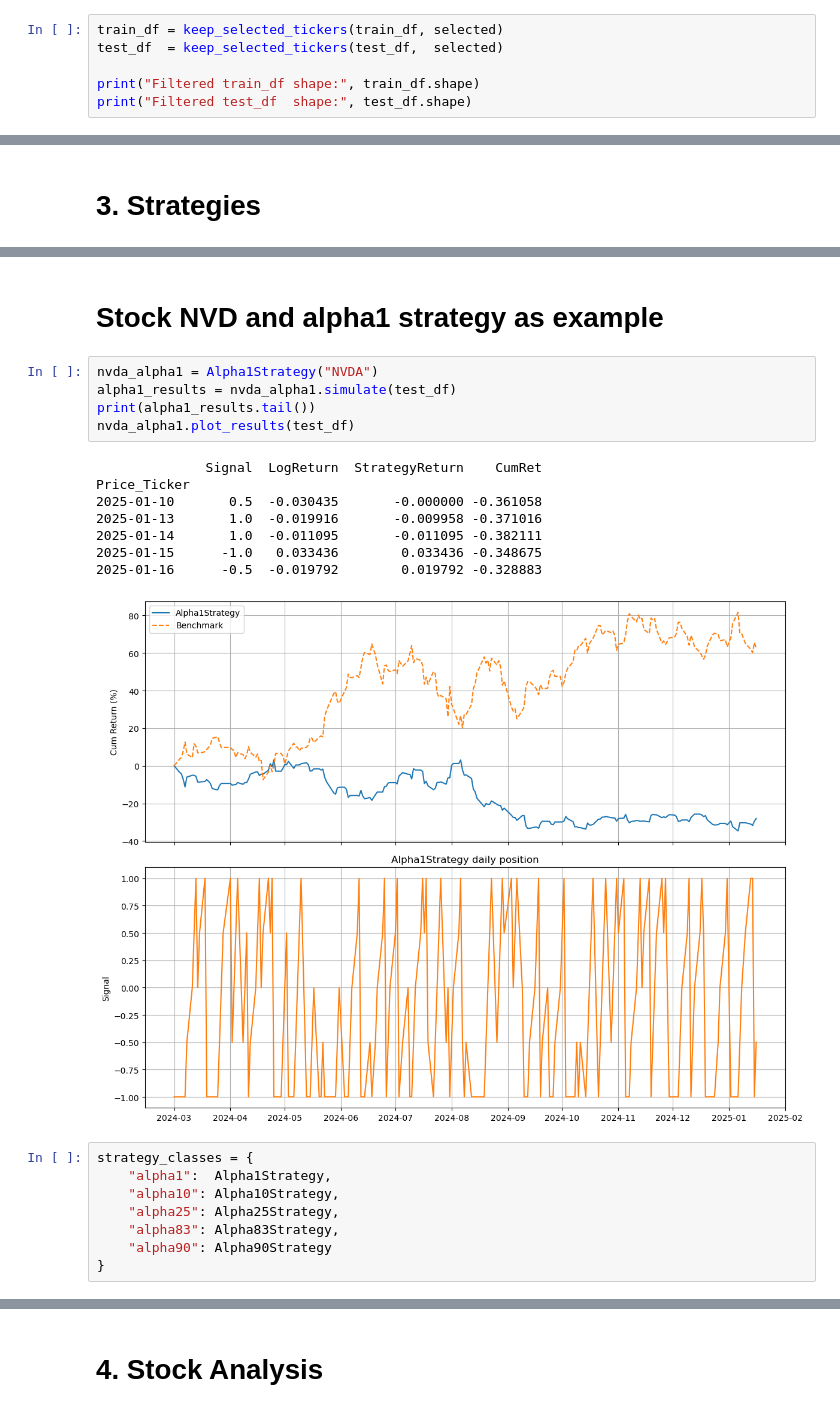
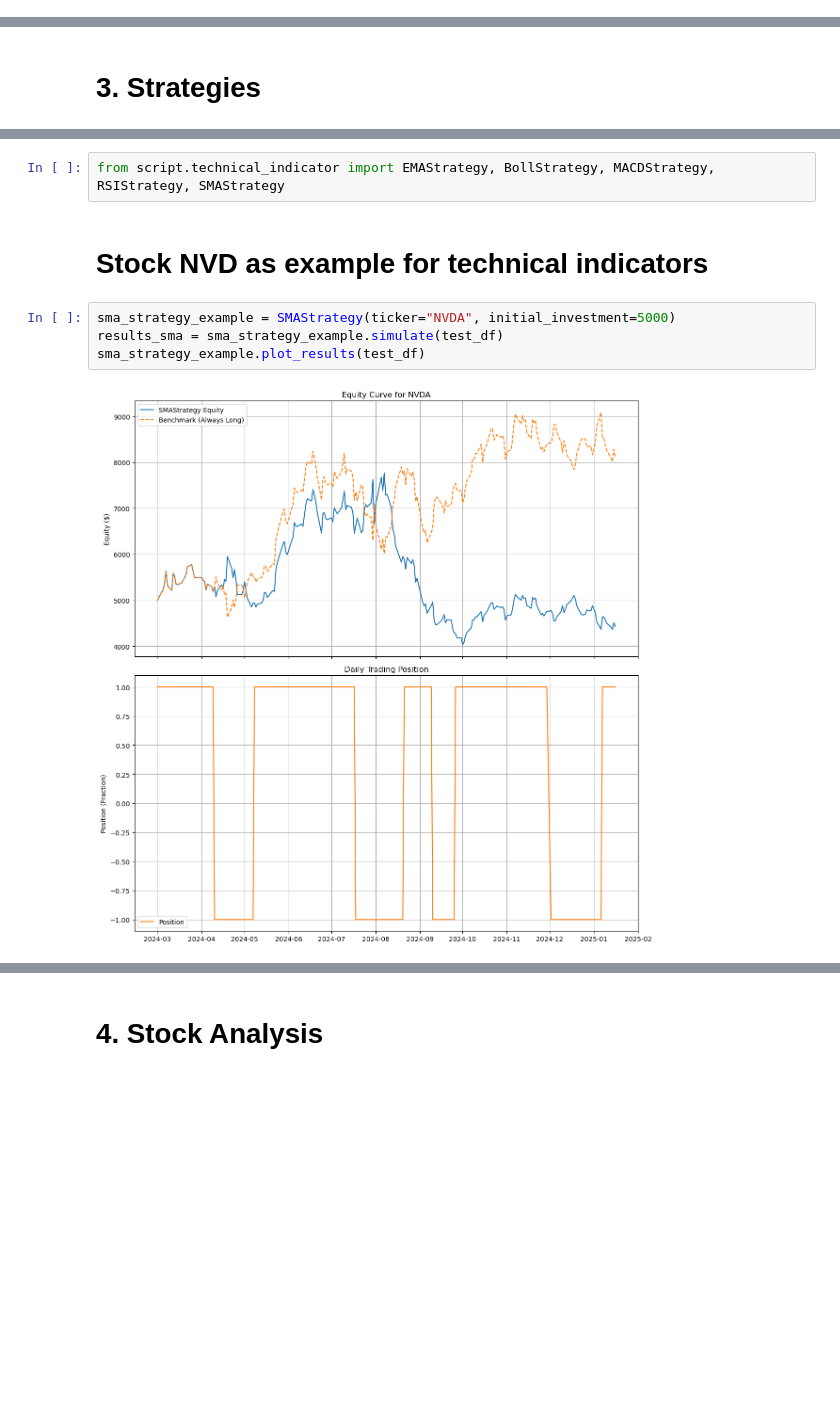
Before and after one commit to MuL1ian/QF2013A, a Jupyter notebook: visualizes.ipynb, the cells around one changed output, grey strips where cells are left out. Drawn from its saved outputs; the diff is of its cells as text; blank space fills up the shorter version.

```diff
--- a/visualizes.ipynb
+++ b/visualizes.ipynb
@@ -98,6 +57,0 @@ def keep_selected_tickers(df: pd.DataFrame, tickers: list[str]) -> pd.DataFrame:
-# %%
-train_df = keep_selected_tickers(train_df, selected)
-test_df  = keep_selected_tickers(test_df,  selected)
-
-print("Filtered train_df shape:", train_df.shape)
-print("Filtered test_df  shape:", test_df.shape)
@@ -320,24 +60,10 @@ class Alpha90Strategy(BaseStrategy):
+# %%
+from script.technical_indicator import EMAStrategy, BollStrategy, MACDStrategy, RSIStrategy, SMAStrategy
 # %% [markdown]
-# Stock NVD and alpha1 strategy as example
+# Stock NVD as example for technical indicators
-# %%
-nvda_alpha1 = Alpha1Strategy("NVDA")
-alpha1_results = nvda_alpha1.simulate(test_df)
-print(alpha1_results.tail())
-nvda_alpha1.plot_results(test_df)
-# %% [output]
-              Signal  LogReturn  StrategyReturn    CumRet
-Price_Ticker
-2025-01-10       0.5  -0.030435       -0.000000 -0.361058
-2025-01-13       1.0  -0.019916       -0.009958 -0.371016
-2025-01-14       1.0  -0.011095       -0.011095 -0.382111
-2025-01-15      -1.0   0.033436        0.033436 -0.348675
-2025-01-16      -0.5  -0.019792        0.019792 -0.328883
-[figure, removed]
-# %%
-strategy_classes = {
-    "alpha1":  Alpha1Strategy,
-    "alpha10": Alpha10Strategy,
-    "alpha25": Alpha25Strategy,
-    "alpha83": Alpha83Strategy,
-    "alpha90": Alpha90Strategy
-}
+# %%
+sma_strategy_example = SMAStrategy(ticker="NVDA", initial_investment=5000)
+results_sma = sma_strategy_example.simulate(test_df)
+sma_strategy_example.plot_results(test_df)
+# %% [output]
+[figure, added]
```
Also changed, not shown: parts of 26 cells of this notebook, 4 other files.
